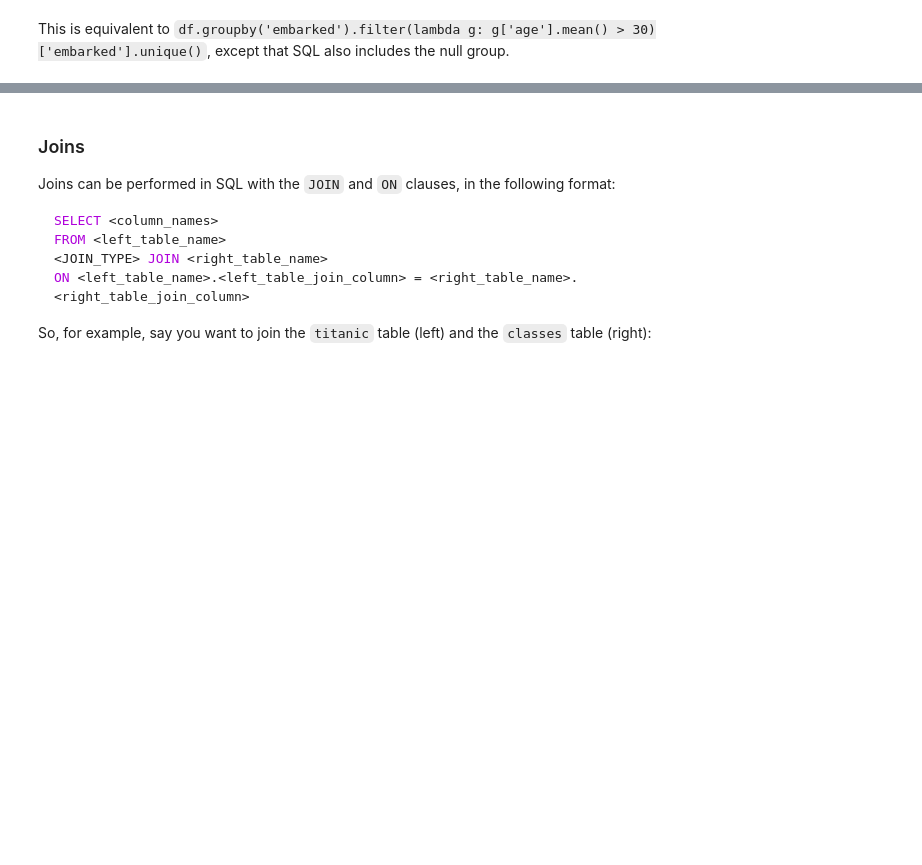
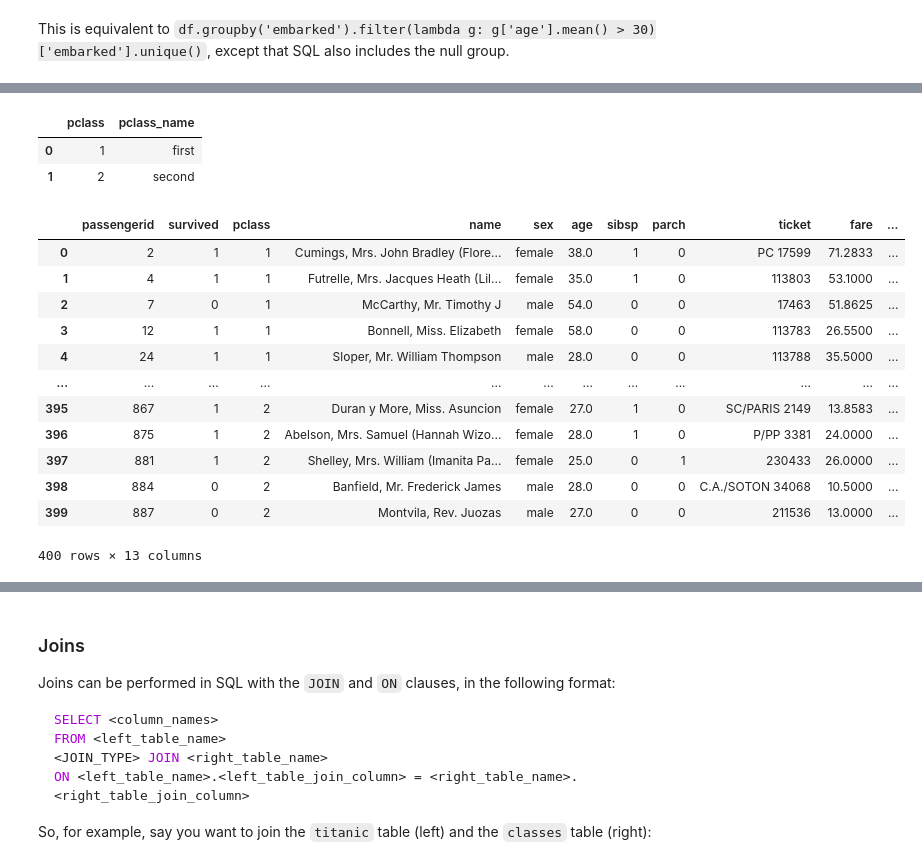
Before and after one commit to Mbuhliagah/database_and-_SQL, a Jupyter notebook: lesson/databases-and-sql-lesson.ipynb, the cells around one changed output, grey strips where cells are left out. Drawn from its saved outputs; the diff is of its cells as text; code cells hidden in the pictures; blank space fills up the shorter version.

```diff
--- a/lesson/databases-and-sql-lesson.ipynb
+++ b/lesson/databases-and-sql-lesson.ipynb
@@ -733,0 +743,24 @@ This is equivalent to `df.groupby('embarked').filter(lambda g: g['age'].mean() >
+# %%
+classes = pd.read_sql('SELECT * FROM classes', conn)
+# %%
+classes
+# %% [output]
+|  | pclass | pclass_name |
+| 0 | 1 | first |
+| 1 | 2 | second |
+# %%
+df.merge(classes, how='inner', on='pclass')
+# %% [output]
+|  | passengerid | survived | pclass | name | sex | age | sibsp | parch | ticket | fare | ... |
+| 0 | 2 | 1 | 1 | Cumings, Mrs. John Bradley (Flore... | female | 38.0 | 1 | 0 | PC 17599 | 71.2833 | ... |
+| 1 | 4 | 1 | 1 | Futrelle, Mrs. Jacques Heath (Lil... | female | 35.0 | 1 | 0 | 113803 | 53.1000 | ... |
+| 2 | 7 | 0 | 1 | McCarthy, Mr. Timothy J | male | 54.0 | 0 | 0 | 17463 | 51.8625 | ... |
+| 3 | 12 | 1 | 1 | Bonnell, Miss. Elizabeth | female | 58.0 | 0 | 0 | 113783 | 26.5500 | ... |
+| 4 | 24 | 1 | 1 | Sloper, Mr. William Thompson | male | 28.0 | 0 | 0 | 113788 | 35.5000 | ... |
+| ... | ... | ... | ... | ... | ... | ... | ... | ... | ... | ... | ... |
+| 395 | 867 | 1 | 2 | Duran y More, Miss. Asuncion | female | 27.0 | 1 | 0 | SC/PARIS 2149 | 13.8583 | ... |
+| 396 | 875 | 1 | 2 | Abelson, Mrs. Samuel (Hannah Wizo... | female | 28.0 | 1 | 0 | P/PP 3381 | 24.0000 | ... |
+| 397 | 881 | 1 | 2 | Shelley, Mrs. William (Imanita Pa... | female | 25.0 | 0 | 1 | 230433 | 26.0000 | ... |
+| 398 | 884 | 0 | 2 | Banfield, Mr. Frederick James | male | 28.0 | 0 | 0 | C.A./SOTON 34068 | 10.5000 | ... |
+| 399 | 887 | 0 | 2 | Montvila, Rev. Juozas | male | 27.0 | 0 | 0 | 211536 | 13.0000 | ... |
+400 rows × 13 columns
```
Also changed, not shown: parts of 20 cells of this notebook, 2 other files.
